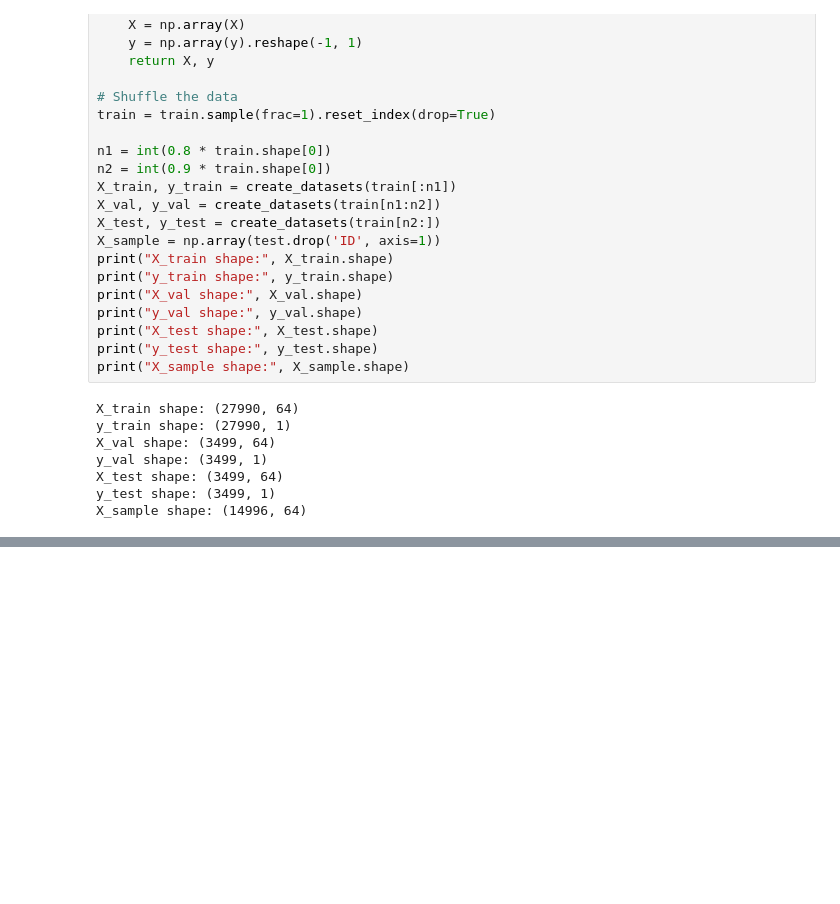
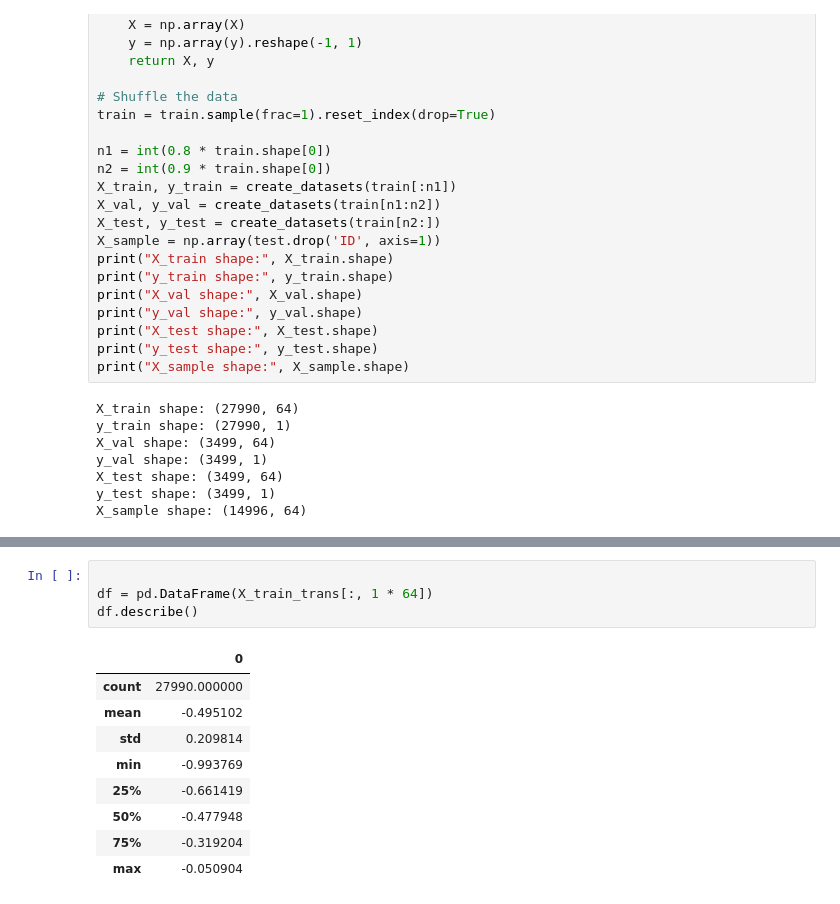
Before and after one commit to amaljoe/FML_assignment1, a Jupyter notebook: kaggle_comp2.ipynb, the cells around one changed output, grey strips where cells are left out. Cells and saved outputs as stored; diff of their text form; blank space fills up the shorter version.

```diff
--- a/kaggle_comp2.ipynb
+++ b/kaggle_comp2.ipynb
@@ -64,3 +72,17 @@ X_val_trans = transform_data(X_val)
+# %%
+
+df = pd.DataFrame(X_train_trans[:, 1 * 64])
+df.describe()
+# %% [output]
+|  | 0 |
+| count | 27990.000000 |
+| mean | -0.495102 |
+| std | 0.209814 |
+| min | -0.993769 |
+| 25% | -0.661419 |
+| 50% | -0.477948 |
+| 75% | -0.319204 |
+| max | -0.050904 |
 # %%
 # Use tensorflow to get best scores
 import tensorflow as tf
```
Also changed, not shown: parts of 4 cells of this notebook, 4 other files.
